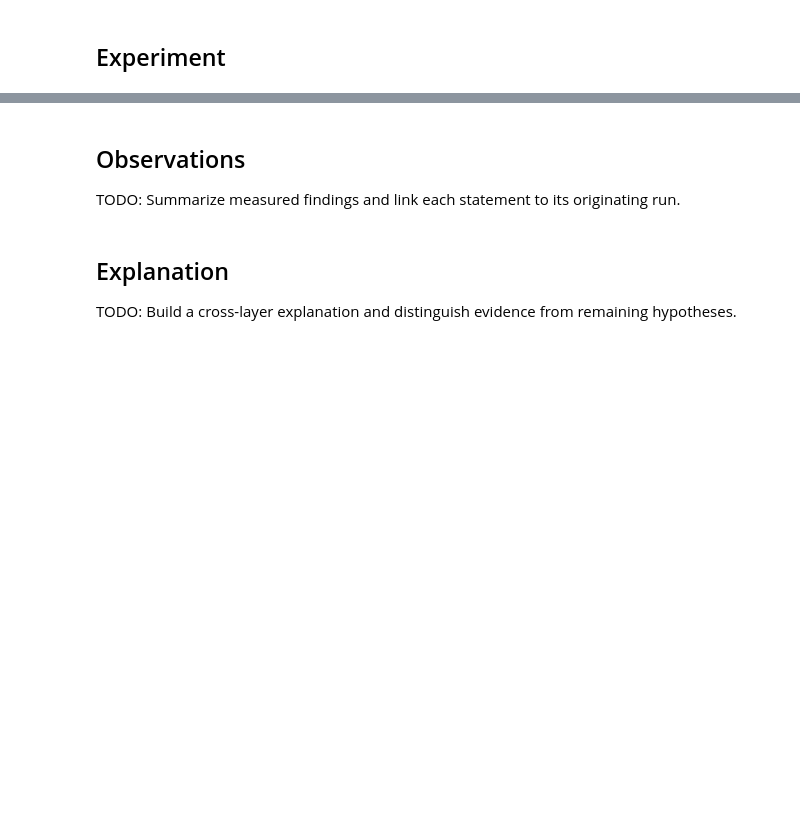
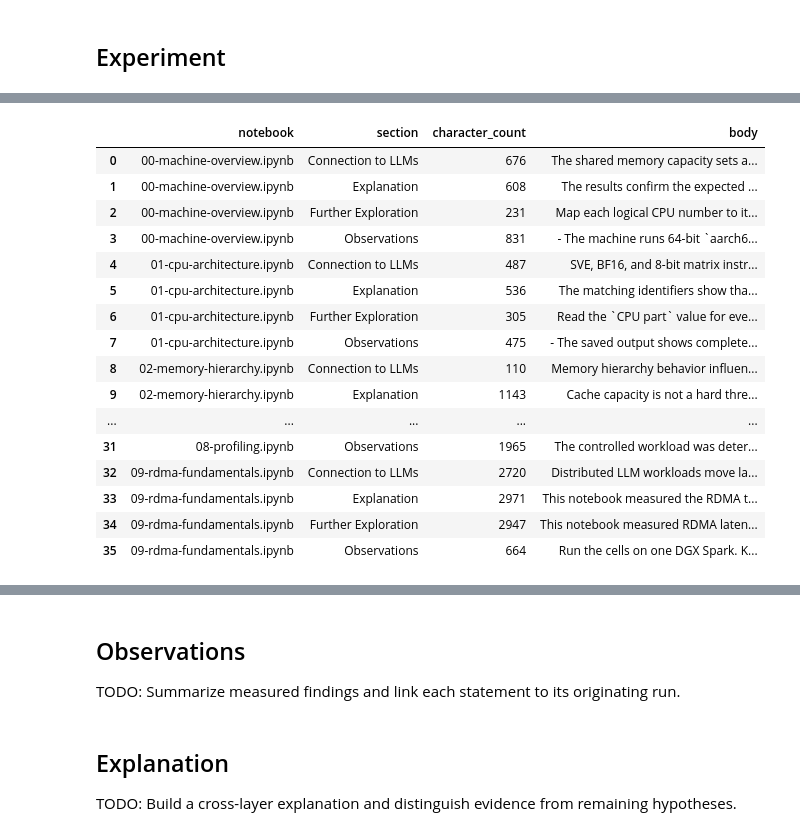
Before and after one commit to coert/dgx-spark-lab, a Jupyter notebook: experiments/00-foundations/10-summary.ipynb, the cells around one changed output, grey strips where cells are left out. Saved outputs shown, nothing was run; the diff lists cells and outputs as text; code cells hidden in the pictures; blank space fills up the shorter version.

```diff
--- a/experiments/00-foundations/10-summary.ipynb
+++ b/experiments/00-foundations/10-summary.ipynb
@@ -294,0 +340,50 @@ The inventory therefore answers only whether usable material appears to exist. E
+# %%
+candidate_narrative = (
+    recorded_sections[
+        recorded_sections["notebook"].isin(candidate_notebooks)
+        & recorded_sections["section"].isin(
+            [
+                "Observations",
+                "Explanation",
+                "Connection to LLMs",
+                "Further Exploration",
+            ]
+        )
+        & recorded_sections["complete"]
+    ]
+    .copy()
+    .sort_values(
+        [
+            "notebook",
+            "section",
+        ]
+    )
+    .reset_index(drop=True)
+)
+
+candidate_narrative[
+    [
+        "notebook",
+        "section",
+        "character_count",
+        "body",
+    ]
+]
+# %% [output]
+|  | notebook | section | character_count | body |
+| 0 | 00-machine-overview.ipynb | Connection to LLMs | 676 | The shared memory capacity sets a... |
+| 1 | 00-machine-overview.ipynb | Explanation | 608 | The results confirm the expected ... |
+| 2 | 00-machine-overview.ipynb | Further Exploration | 231 | Map each logical CPU number to it... |
+| 3 | 00-machine-overview.ipynb | Observations | 831 | - The machine runs 64-bit `aarch6... |
+| 4 | 01-cpu-architecture.ipynb | Connection to LLMs | 487 | SVE, BF16, and 8-bit matrix instr... |
+| 5 | 01-cpu-architecture.ipynb | Explanation | 536 | The matching identifiers show tha... |
+| 6 | 01-cpu-architecture.ipynb | Further Exploration | 305 | Read the `CPU part` value for eve... |
+| 7 | 01-cpu-architecture.ipynb | Observations | 475 | - The saved output shows complete... |
+| 8 | 02-memory-hierarchy.ipynb | Connection to LLMs | 110 | Memory hierarchy behavior influen... |
+| 9 | 02-memory-hierarchy.ipynb | Explanation | 1143 | Cache capacity is not a hard thre... |
+| ... | ... | ... | ... | ... |
+| 31 | 08-profiling.ipynb | Observations | 1965 | The controlled workload was deter... |
+| 32 | 09-rdma-fundamentals.ipynb | Connection to LLMs | 2720 | Distributed LLM workloads move la... |
+| 33 | 09-rdma-fundamentals.ipynb | Explanation | 2971 | This notebook measured the RDMA t... |
+| 34 | 09-rdma-fundamentals.ipynb | Further Exploration | 2947 | This notebook measured RDMA laten... |
+| 35 | 09-rdma-fundamentals.ipynb | Observations | 664 | Run the cells on one DGX Spark. K... |
```
Also changed, not shown: parts of 9 cells of this notebook.
